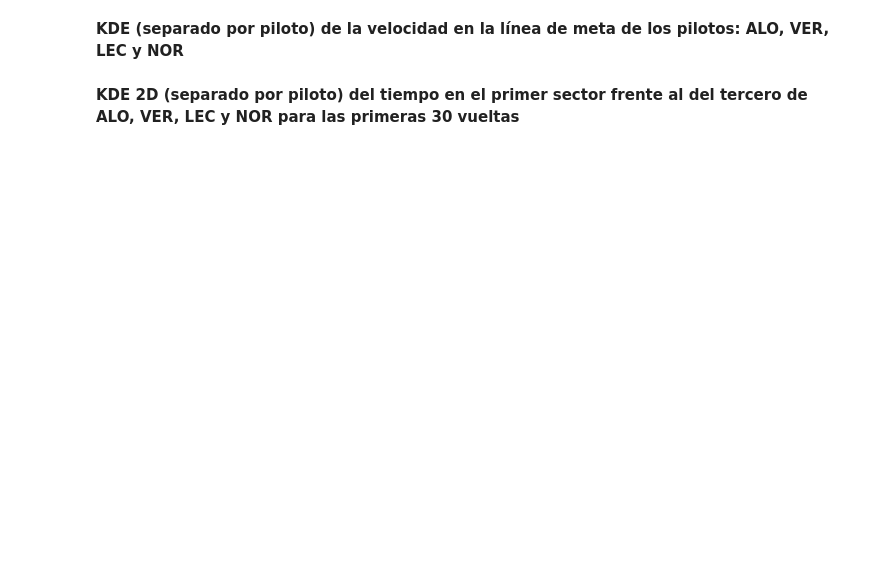
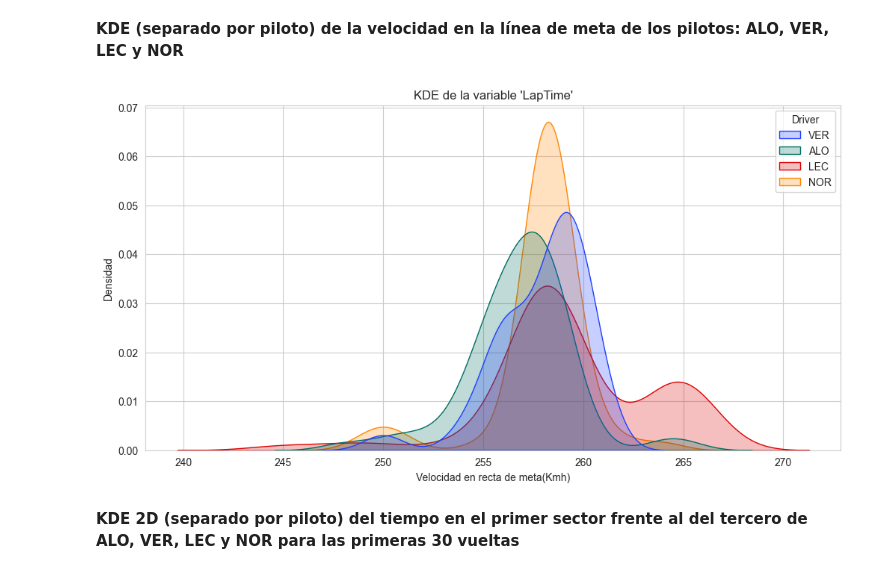
Before and after one commit to medinafdzz/Sistemas-Inteligentes, a Jupyter notebook: prácticas/ES/P2/P2.3-Visualización.ipynb, the cells around one changed output. Cells and saved outputs as stored; diff of their text form; code cells hidden in the pictures; blank space fills up the shorter version.

```diff
--- a/prácticas/ES/P2/P2.3-Visualización.ipynb
+++ b/prácticas/ES/P2/P2.3-Visualización.ipynb
@@ -58,7 +103,7 @@ Ejemplo: https://demo.bokeh.org/crossfilter
 Lo primero que tendremos que hacer será cargar los datos de la práctica anterior.
 # %%
 import pandas as pd
-data = pd.read_pickle("f1_23_monaco.pkl")
+data = pd.read_pickle("https://raw.githubusercontent.com/AIC-Uniovi/Sistemas-Inteligentes/refs/heads/main/datasets/f1_23_monaco.pkl")
 # %% [markdown]
 <div class="alert alert-block alert-info">
     <b>Ejercicio:</b> Verifica que los tipos de datos son los correctos.
@@ -140,10 +215,12 @@ plt.show()
 # %%
 plt.figure(figsize=fig_size)
 histo = sns.kdeplot(data=filtered_drivers, x=filtered_drivers["SpeedFL"], hue="Driver", palette=driver_colors, fill=True)
-histo.set_xlabel("Tiempo por vuelta (segundos)")
+histo.set_xlabel("Velocidad en recta de meta(Kmh)")
 histo.set_ylabel("Densidad")
 histo.set_title("KDE de la variable 'LapTime'")
 plt.show()
+# %% [output]
+[figure, added]
 # %% [markdown]
 **KDE 2D (separado por piloto) del tiempo en el primer sector frente al del tercero de ALO, VER, LEC y NOR para las primeras 30 vueltas**
 # %%
```
Also changed, not shown: parts of 30 cells of this notebook.
